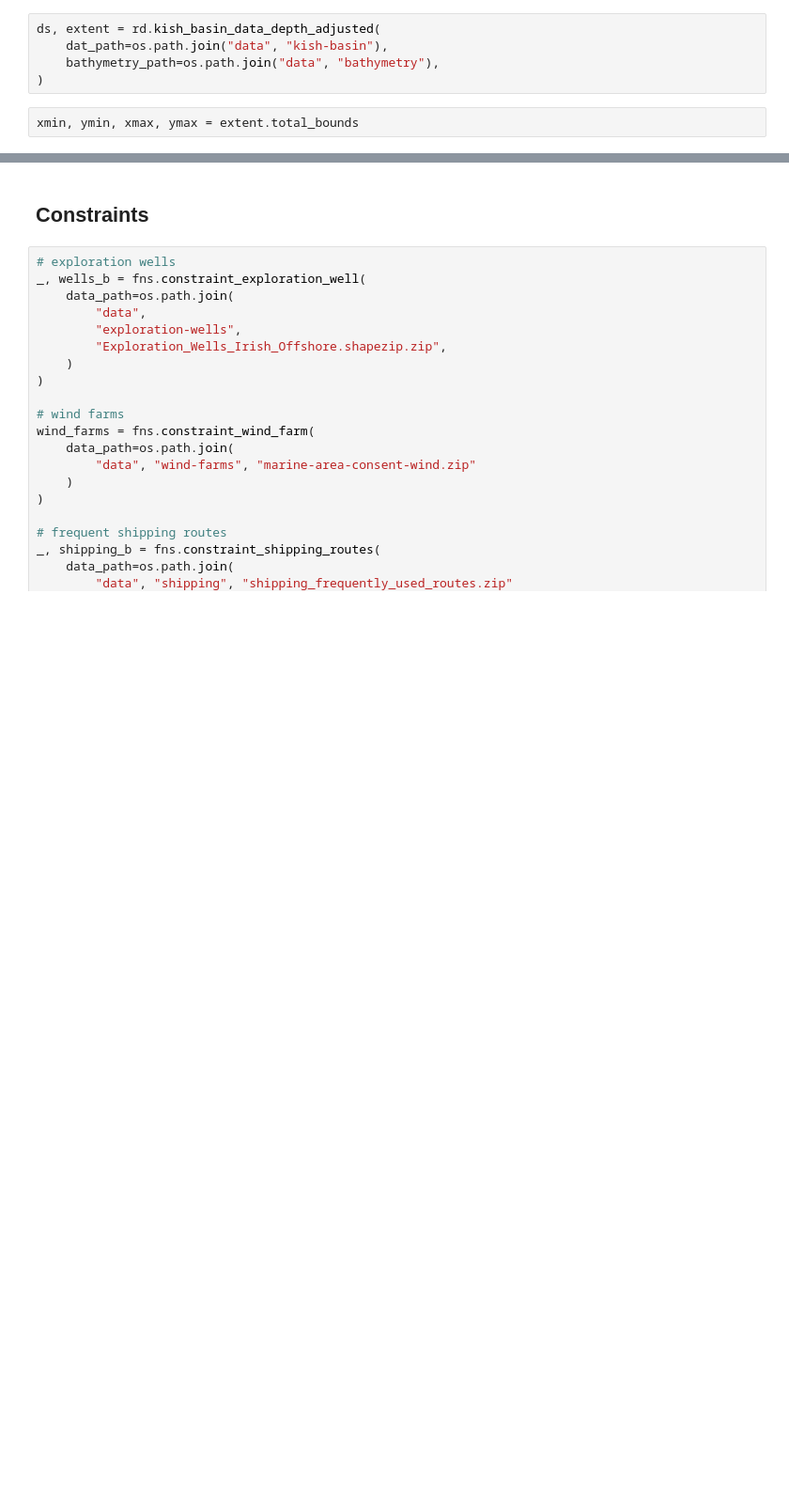
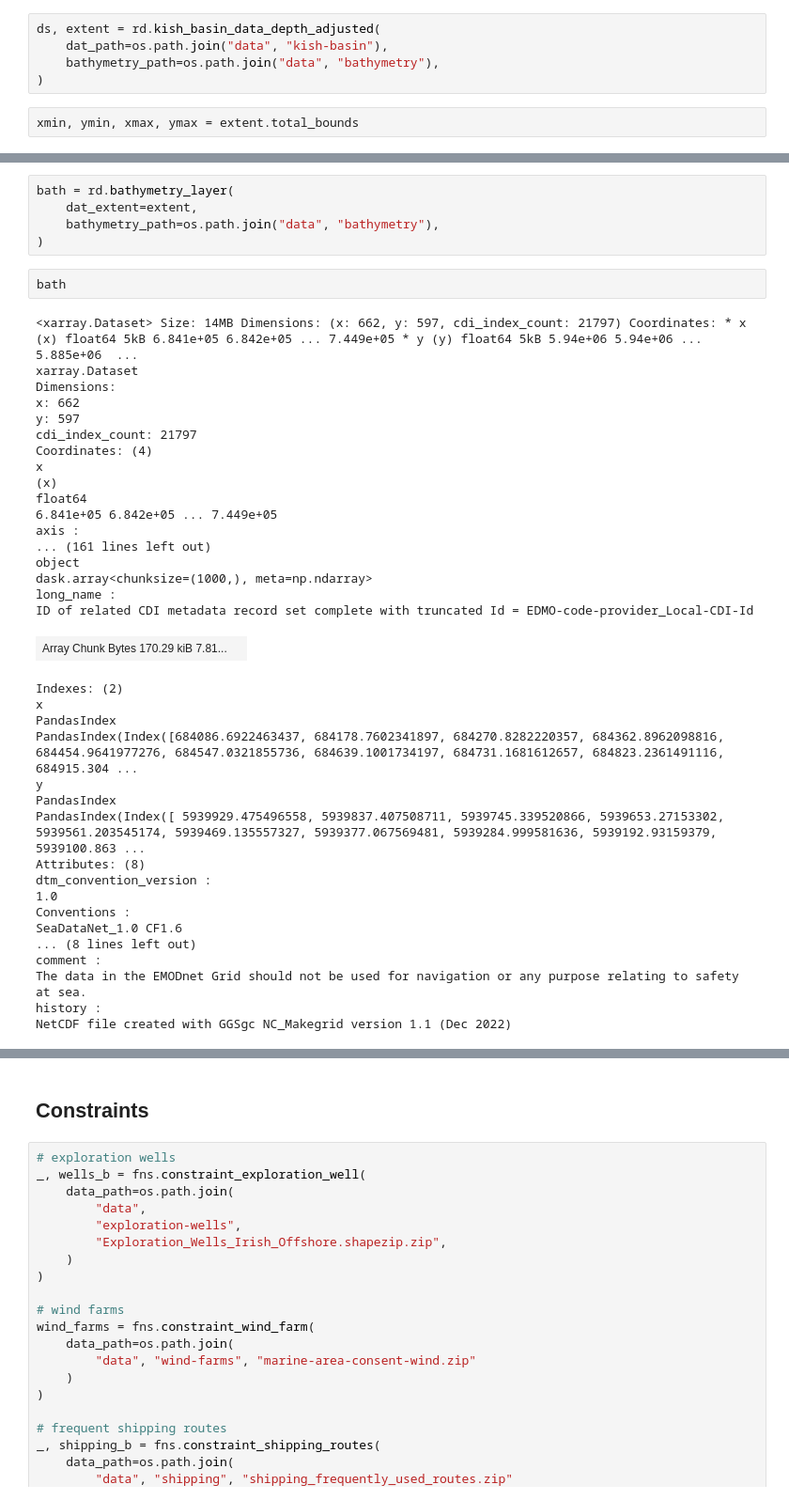
Before and after one commit to wind-to-hydrogen-toolkit/hydrogen-salt-storage, a Jupyter notebook: docs/notebooks/kish_basin_caverns_capacity.ipynb, the cells around one changed output, grey strips where cells are left out. Shown at 94% size. Cells and saved outputs as stored; diff of their text form; blank space fills up the shorter version.

```diff
--- a/docs/notebooks/kish_basin_caverns_capacity.ipynb
+++ b/docs/notebooks/kish_basin_caverns_capacity.ipynb
@@ -34,0 +69,43 @@ xmin, ymin, xmax, ymax = extent.total_bounds
+# %%
+bath = rd.bathymetry_layer(
+    dat_extent=extent,
+    bathymetry_path=os.path.join("data", "bathymetry"),
+)
+# %%
+bath
+# %% [output]
+<xarray.Dataset> Size: 14MB Dimensions: (x: 662, y: 597, cdi_index_count: 21797) Coordinates: * x (x) float64 5kB 6.841e+05 6.842e+05 ... 7.449e+05 * y (y) float64 5kB 5.94e+06 5.94e+06 ... 5.885e+06  ...
+xarray.Dataset
+Dimensions:
+x: 662
+y: 597
+cdi_index_count: 21797
+Coordinates: (4)
+x
+(x)
+float64
+6.841e+05 6.842e+05 ... 7.449e+05
+axis :
+... (161 lines left out)
+object
+dask.array<chunksize=(1000,), meta=np.ndarray>
+long_name :
+ID of related CDI metadata record set complete with truncated Id = EDMO-code-provider_Local-CDI-Id
+| Array Chunk Bytes 170.29 kiB 7.81... |  |
+Indexes: (2)
+x
+PandasIndex
+PandasIndex(Index([684086.6922463437, 684178.7602341897, 684270.8282220357, 684362.8962098816, 684454.9641977276, 684547.0321855736, 684639.1001734197, 684731.1681612657, 684823.2361491116, 684915.304 ...
+y
+PandasIndex
+PandasIndex(Index([ 5939929.475496558, 5939837.407508711, 5939745.339520866, 5939653.27153302, 5939561.203545174, 5939469.135557327, 5939377.067569481, 5939284.999581636, 5939192.93159379, 5939100.863 ...
+Attributes: (8)
+dtm_convention_version :
+1.0
+Conventions :
+SeaDataNet_1.0 CF1.6
+... (8 lines left out)
+comment :
+The data in the EMODnet Grid should not be used for navigation or any purpose relating to safety at sea.
+history :
+NetCDF file created with GGSgc NC_Makegrid version 1.1 (Dec 2022)
```
Also changed, not shown: parts of 11 cells of this notebook, 1 other file.
